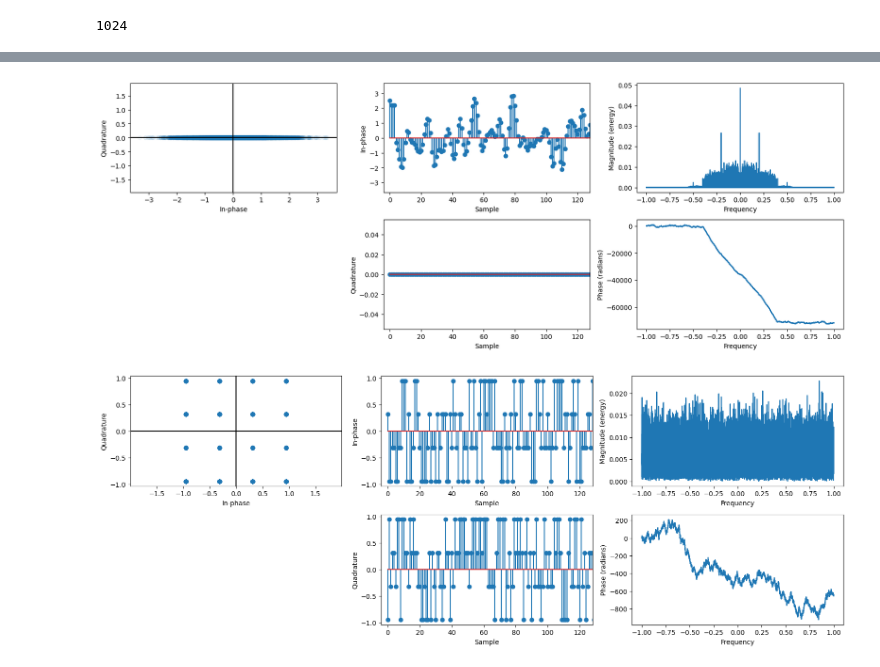
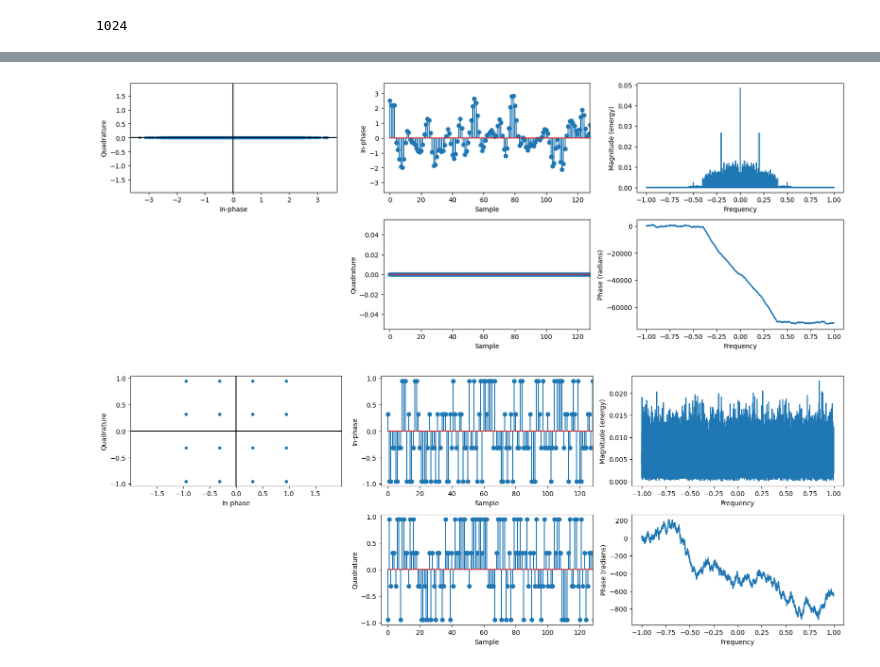
Before and after one commit to antroseco/fibre-sim, a Jupyter notebook: lab_data_alamouti.ipynb, the cells around one changed output, grey strips where cells are left out. Drawn from its saved outputs; the diff is of its cells as text; code cells hidden in the pictures.

```diff
--- a/lab_data_alamouti.ipynb
+++ b/lab_data_alamouti.ipynb
@@ -23,7 +12,7 @@ from modulation import (
 from receiver import Digital90degHybrid
 from utils import normalize_power
 # %%
-def plot_signal(signal: np.ndarray, alpha=0.05) -> None:
+def plot_signal(signal: np.ndarray, alpha=1.0, size=0.1) -> None:
     assert signal.ndim == 1
     assert signal.size > 0
 
@@ -34,7 +23,7 @@ def plot_signal(signal: np.ndarray, alpha=0.05) -> None:
 
     # Constellation diagram.
     ax = axs[0][0]
-    ax.scatter(s_real, s_imag, alpha=alpha)
+    ax.scatter(s_real, s_imag, alpha=alpha, s=size)
     ax.axis("equal")
     ax.set_xlabel("In-phase")
     ax.set_ylabel("Quadrature")
@@ -101,6 +105,6 @@ plt.magnitude_spectrum(data_256d.real.tolist(), Fs=256e9);
 [figure]
 # %%
-plot_signal(data_256d)
+plot_signal(data_256d, size=10)
 # %% [output]
-[figure, old version]
+[figure, new version]
 # %%
```
Also changed, not shown: parts of 55 cells of this notebook, 3 other files.
